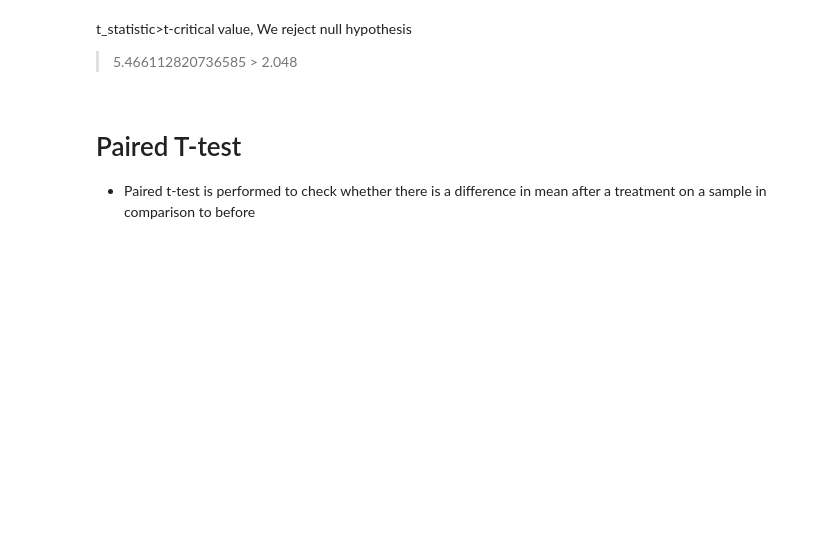
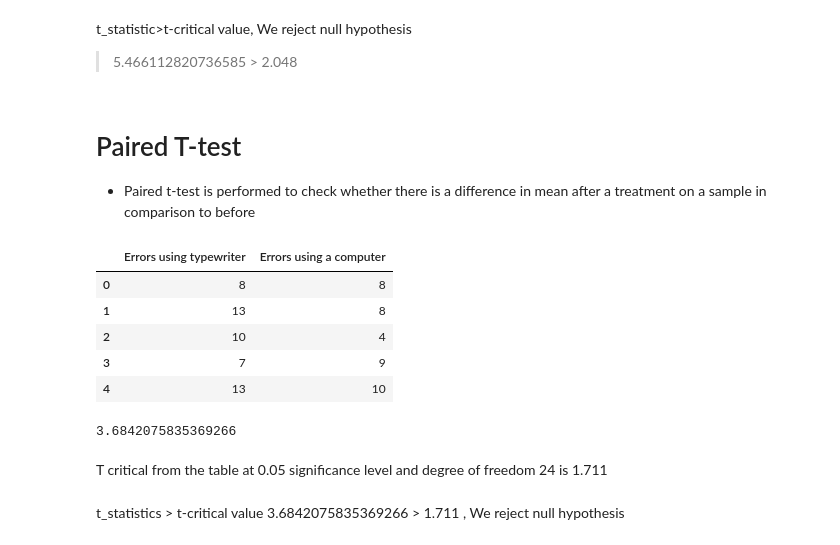
Before and after one commit to sntshred/DataScience, a Jupyter notebook: Operators.ipynb, the cells around one changed output. Cells and saved outputs as stored; diff of their text form; code cells hidden in the pictures; blank space fills up the shorter version.

Commit message:
Paired T Test

```diff
--- a/Operators.ipynb
+++ b/Operators.ipynb
@@ -1312,0 +1318,11 @@ t_statistic>t-critical value, We reject null hypothesis
+# %%
+#loading data
+data = pd.read_csv("./iris/Data for paired t test.csv")
+data.head()
+# %% [output]
+|  | Errors using typewriter | Errors using a computer |
+| 0 | 8 | 8 |
+| 1 | 13 | 8 |
+| 2 | 10 | 4 |
+| 3 | 7 | 9 |
+| 4 | 13 | 10 |
@@ -1312,0 +1331,9 @@ t_statistic>t-critical value, We reject null hypothesis
+# %%
+t_statistics
+# %% [output]
+3.6842075835369266
+# %% [markdown]
+T critical from the table at 0.05 significance level and degree of freedom 24 is 1.711
+# %% [markdown]
+t_statistics > t-critical value
+3.6842075835369266 > 1.711 ,  We reject null hypothesis
```
Also changed, not shown: parts of 3 cells of this notebook, 3 other files.
